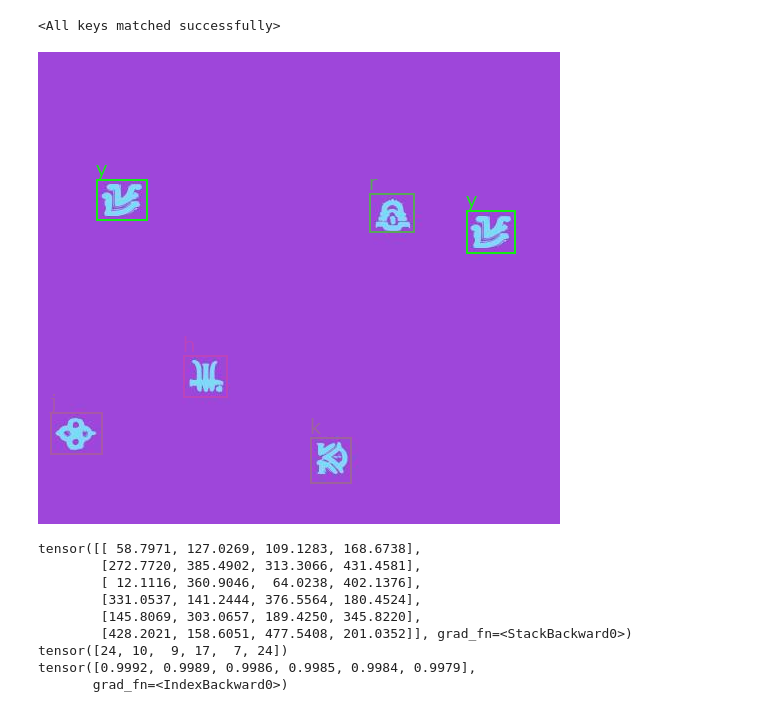
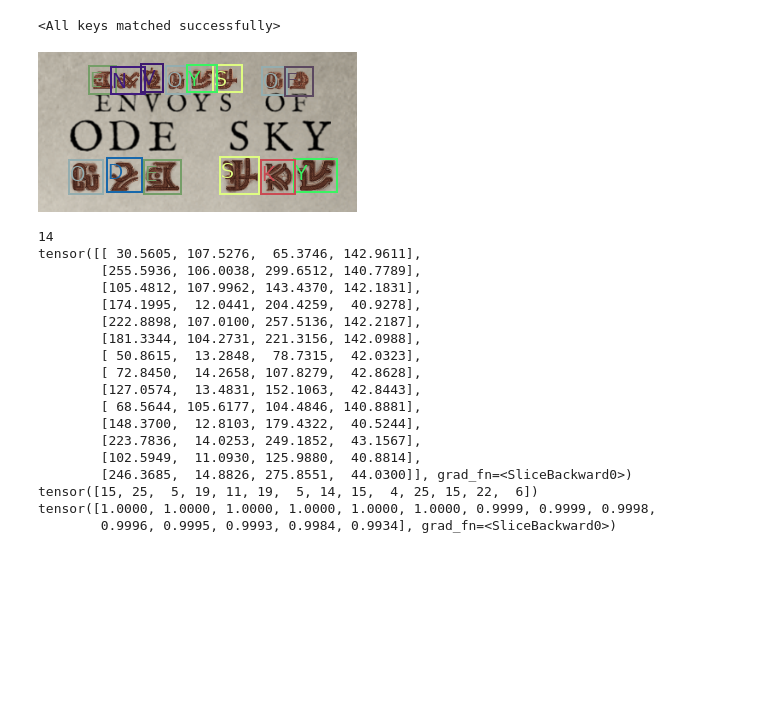
Before and after one commit to Ak0da/SoulGlyphRecognition, a Jupyter notebook: Trainer.ipynb, the cells around one changed output. Drawn from its saved outputs; the diff is of its cells as text; code cells hidden in the pictures; blank space fills up the shorter version.

```diff
--- a/Trainer.ipynb
+++ b/Trainer.ipynb
@@ -246,12 +252,14 @@ def train(model, n_epoch, batch_size, lr: Callable[[int], float], images_infos:
 #trainModel = torchvision.models.detection.fasterrcnn_resnet50_fpn_v2(
 trainModel = torchvision.models.detection.fasterrcnn_mobilenet_v3_large_320_fpn(
     weights=None,
-    num_classes=26,
-    box_detections_per_img=100
+    num_classes=27, # alphabet+background
+    box_detections_per_img=2000
 )
-n_epochs = 30
+n_epochs = 60
 
-lr: Callable[[int], float] = lambda epoch: 0.0003/(1.03**epoch)
+#lr: Callable[[int], float] = lambda epoch: 0.0003/(1.03**epoch)
+#lr: Callable[[int], float] = lambda epoch: 0.003/(1.15**epoch)
+lr: Callable[[int], float] = lambda epoch: 0.0002/(1.03**epoch)
 
 with open('targets.json', 'r', encoding="utf-8") as f:
     infos = json.load(f)
@@ -286,33 +301,57 @@ torch.save(trainModel.cpu().state_dict(), './Models/SoulGlyph_Mobile_Model_V1.pt
 #evalModel = torchvision.models.detection.fasterrcnn_resnet50_fpn_v2(
 evalModel = torchvision.models.detection.fasterrcnn_mobilenet_v3_large_320_fpn(
     weights=None,
-    num_classes=26,
-    box_detections_per_img=100
+    num_classes=27,
+    box_detections_per_img=2000
 )
 evalModel.eval()
-evalModel.load_state_dict(torch.load("./Models/SoulGlyph_Mobile_Model_V1.pth"))
+evalModel.load_state_dict(torch.load("./Models/SoulGlyph_Mobile_Model_V10.pth"))
 # %% [output]
 <All keys matched successfully>
 # %%
+def filterResults(result, min_score):
+    i = 0
+    while i < len(result['scores']) and result['scores'][i] > min_score:
+        i+=1
+
+    result['boxes'] = result['boxes'][:i]
+    result['labels'] = result['labels'][:i]
+    result['scores'] = result['scores'][:i]
+
+
 with open('targets.json', 'r', encoding="utf-8") as f:
-    image_nb = 107
+    #image_nb = 1956
+    image_nb = 1944
     infos = json.load(f)
-    test_img = Image.open(infos[image_nb]['image'])
+    #test_img = Image.open(infos[image_nb]['image'])
+    #test_img = Image.open("./Examples/Poem.PNG")
+    test_img = Image.open("./Examples/Envoys.PNG")
     to_tensor = torchvision.transforms.ToTensor()
-    test_tensor = to_tensor(test_img)
+    test_tensor = to_tensor(test_img)[:3,:,:]
     result = evalModel([test_tensor])
+    filterResults(result[0],0.9)
     displayCoords(test_img, result[0]['boxes'].tolist(), result[0]['labels'].tolist())
+    print(len(result[0]['boxes']))
     print(result[0]['boxes'])
     print(result[0]['labels'])
     print(result[0]['scores'])
 # %% [output]
-[figure, old version]
+[figure, new version]
-tensor([[ 58.7971, 127.0269, 109.1283, 168.6738],
-        [272.7720, 385.4902, 313.3066, 431.4581],
-        [ 12.1116, 360.9046,  64.0238, 402.1376],
-        [331.0537, 141.2444, 376.5564, 180.4524],
-        [145.8069, 303.0657, 189.4250, 345.8220],
-        [428.2021, 158.6051, 477.5408, 201.0352]], grad_fn=<StackBackward0>)
-tensor([24, 10,  9, 17,  7, 24])
-tensor([0.9992, 0.9989, 0.9986, 0.9985, 0.9984, 0.9979],
-       grad_fn=<IndexBackward0>)
+14
+tensor([[ 30.5605, 107.5276,  65.3746, 142.9611],
+        [255.5936, 106.0038, 299.6512, 140.7789],
+        [105.4812, 107.9962, 143.4370, 142.1831],
+        [174.1995,  12.0441, 204.4259,  40.9278],
+        [222.8898, 107.0100, 257.5136, 142.2187],
+        [181.3344, 104.2731, 221.3156, 142.0988],
+        [ 50.8615,  13.2848,  78.7315,  42.0323],
+        [ 72.8450,  14.2658, 107.8279,  42.8628],
+        [127.0574,  13.4831, 152.1063,  42.8443],
+        [ 68.5644, 105.6177, 104.4846, 140.8881],
+        [148.3700,  12.8103, 179.4322,  40.5244],
+        [223.7836,  14.0253, 249.1852,  43.1567],
+        [102.5949,  11.0930, 125.9880,  40.8814],
+        [246.3685,  14.8826, 275.8551,  44.0300]], grad_fn=<SliceBackward0>)
+tensor([15, 25,  5, 19, 11, 19,  5, 14, 15,  4, 25, 15, 22,  6])
+tensor([1.0000, 1.0000, 1.0000, 1.0000, 1.0000, 1.0000, 0.9999, 0.9999, 0.9998,
+        0.9996, 0.9995, 0.9993, 0.9984, 0.9934], grad_fn=<SliceBackward0>)
```
Also changed, not shown: parts of 4 cells of this notebook, 4 other files.
